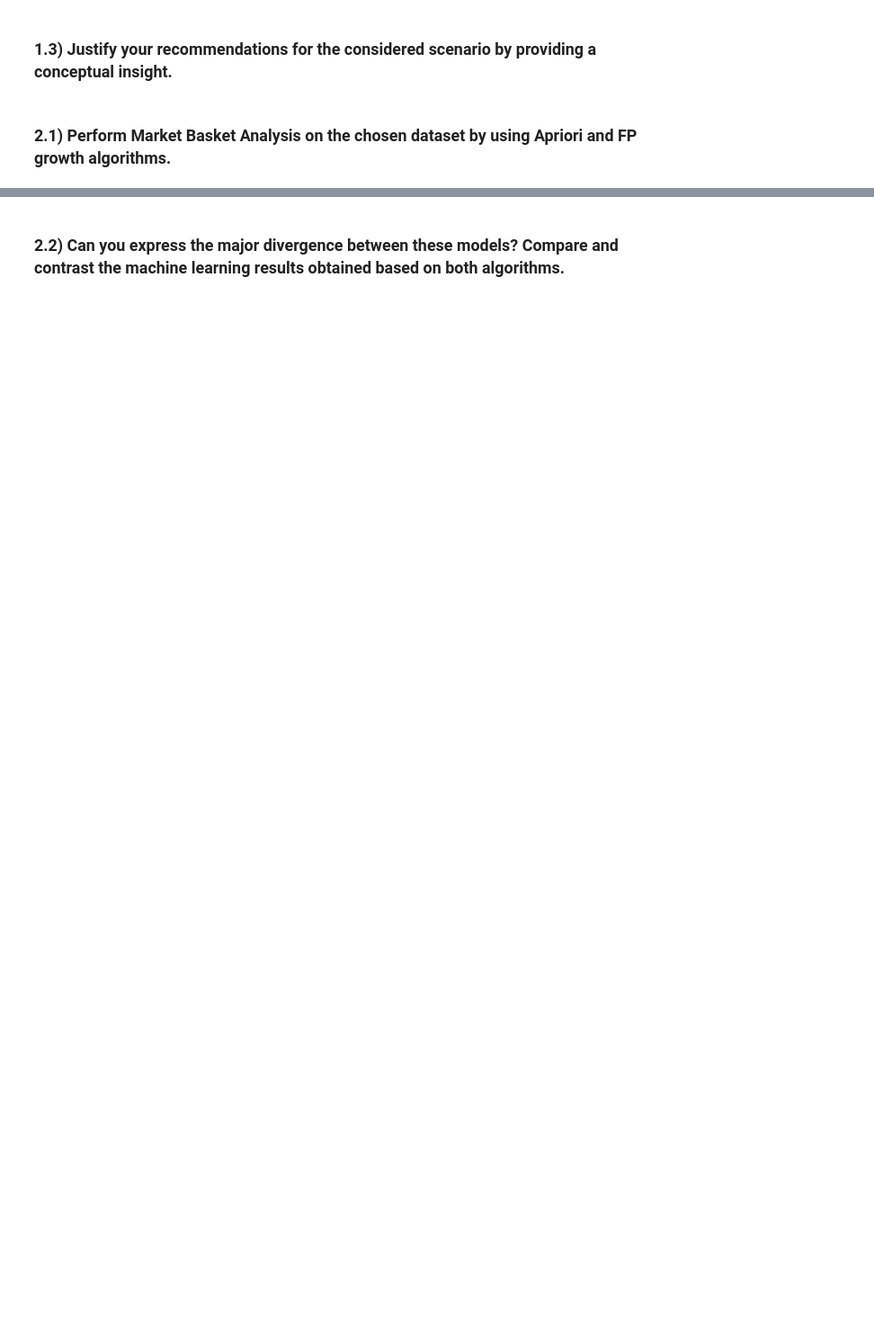
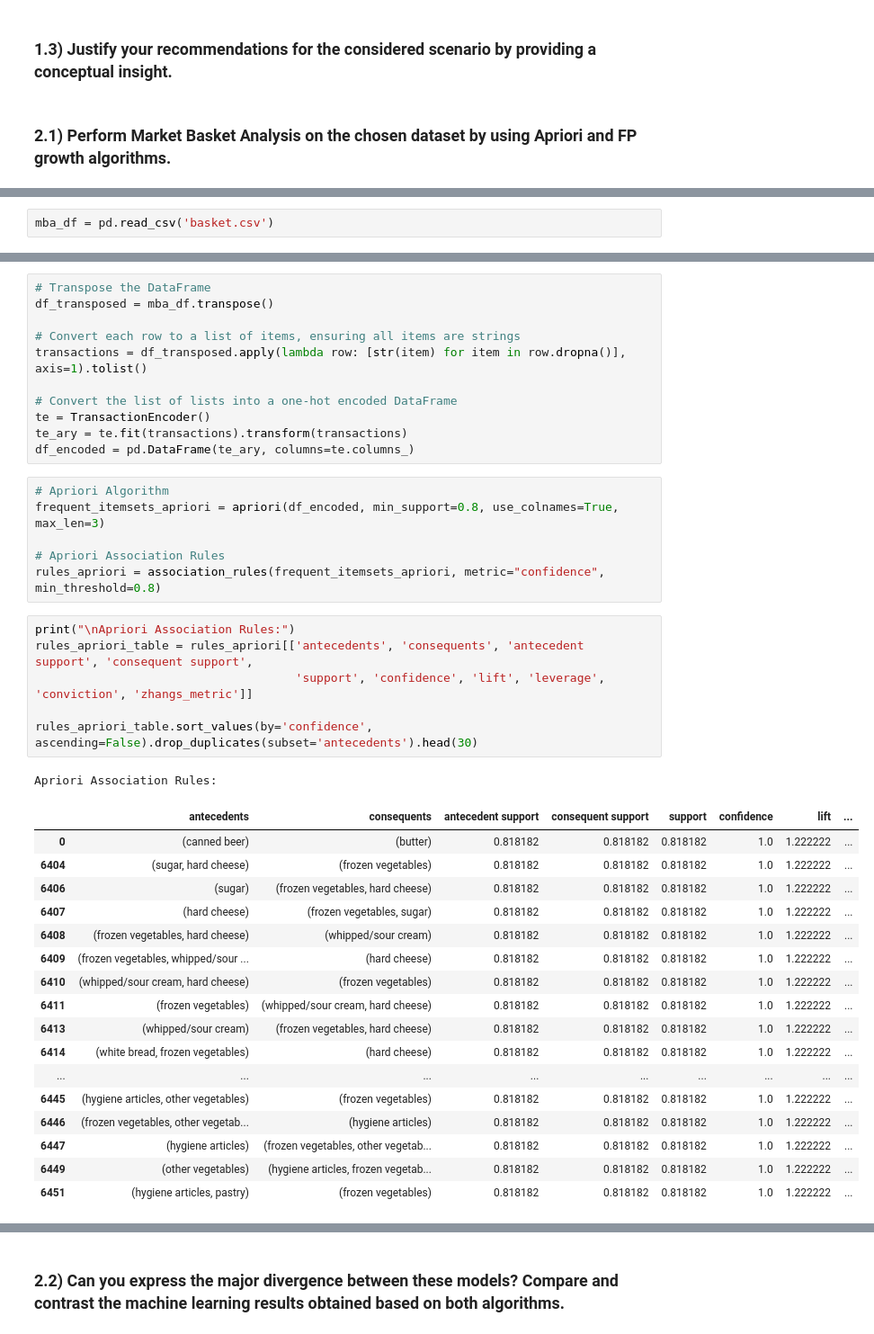
Before and after one commit to norodrigues111/Python-ML-Recommendation-System-and-Market-Basket-Analysis, a Jupyter notebook: NataliaRodrigues_HDip_DViz_ML_IntegratedCA.ipynb, the cells around one changed output, grey strips where cells are left out. Shown: that part at 90% size. Cells and saved outputs as stored; diff of their text form; blank space fills up the shorter version.

Commit message:
Add Market Basket Analysis
Algorithms: Apriori and FP-Growth.

```diff
--- a/NataliaRodrigues_HDip_DViz_ML_IntegratedCA.ipynb
+++ b/NataliaRodrigues_HDip_DViz_ML_IntegratedCA.ipynb
@@ -686,0 +578,2 @@ NameError: name 'title' is not defined
+# %%
+mba_df = pd.read_csv('basket.csv')
@@ -686,0 +589,42 @@ NameError: name 'title' is not defined
+# %%
+# Transpose the DataFrame
+df_transposed = mba_df.transpose()
+
+# Convert each row to a list of items, ensuring all items are strings
+transactions = df_transposed.apply(lambda row: [str(item) for item in row.dropna()], axis=1).tolist()
+
+# Convert the list of lists into a one-hot encoded DataFrame
+te = TransactionEncoder()
+te_ary = te.fit(transactions).transform(transactions)
+df_encoded = pd.DataFrame(te_ary, columns=te.columns_)
+# %%
+# Apriori Algorithm
+frequent_itemsets_apriori = apriori(df_encoded, min_support=0.8, use_colnames=True, max_len=3)
+
+# Apriori Association Rules
+rules_apriori = association_rules(frequent_itemsets_apriori, metric="confidence", min_threshold=0.8)
+# %%
+print("\nApriori Association Rules:")
+rules_apriori_table = rules_apriori[['antecedents', 'consequents', 'antecedent support', 'consequent support',
+                                     'support', 'confidence', 'lift', 'leverage', 'conviction', 'zhangs_metric']]
+
+rules_apriori_table.sort_values(by='confidence', ascending=False).drop_duplicates(subset='antecedents').head(30)
+# %% [output]
+Apriori Association Rules:
+|  | antecedents | consequents | antecedent support | consequent support | support | confidence | lift | ... |
+| 0 | (canned beer) | (butter) | 0.818182 | 0.818182 | 0.818182 | 1.0 | 1.222222 | ... |
+| 6404 | (sugar, hard cheese) | (frozen vegetables) | 0.818182 | 0.818182 | 0.818182 | 1.0 | 1.222222 | ... |
+| 6406 | (sugar) | (frozen vegetables, hard cheese) | 0.818182 | 0.818182 | 0.818182 | 1.0 | 1.222222 | ... |
+| 6407 | (hard cheese) | (frozen vegetables, sugar) | 0.818182 | 0.818182 | 0.818182 | 1.0 | 1.222222 | ... |
+| 6408 | (frozen vegetables, hard cheese) | (whipped/sour cream) | 0.818182 | 0.818182 | 0.818182 | 1.0 | 1.222222 | ... |
+| 6409 | (frozen vegetables, whipped/sour ... | (hard cheese) | 0.818182 | 0.818182 | 0.818182 | 1.0 | 1.222222 | ... |
+| 6410 | (whipped/sour cream, hard cheese) | (frozen vegetables) | 0.818182 | 0.818182 | 0.818182 | 1.0 | 1.222222 | ... |
+| 6411 | (frozen vegetables) | (whipped/sour cream, hard cheese) | 0.818182 | 0.818182 | 0.818182 | 1.0 | 1.222222 | ... |
+| 6413 | (whipped/sour cream) | (frozen vegetables, hard cheese) | 0.818182 | 0.818182 | 0.818182 | 1.0 | 1.222222 | ... |
+| 6414 | (white bread, frozen vegetables) | (hard cheese) | 0.818182 | 0.818182 | 0.818182 | 1.0 | 1.222222 | ... |
+| ... | ... | ... | ... | ... | ... | ... | ... | ... |
+| 6445 | (hygiene articles, other vegetables) | (frozen vegetables) | 0.818182 | 0.818182 | 0.818182 | 1.0 | 1.222222 | ... |
+| 6446 | (frozen vegetables, other vegetab... | (hygiene articles) | 0.818182 | 0.818182 | 0.818182 | 1.0 | 1.222222 | ... |
+| 6447 | (hygiene articles) | (frozen vegetables, other vegetab... | 0.818182 | 0.818182 | 0.818182 | 1.0 | 1.222222 | ... |
+| 6449 | (other vegetables) | (hygiene articles, frozen vegetab... | 0.818182 | 0.818182 | 0.818182 | 1.0 | 1.222222 | ... |
+| 6451 | (hygiene articles, pastry) | (frozen vegetables) | 0.818182 | 0.818182 | 0.818182 | 1.0 | 1.222222 | ... |
```
Also changed, not shown: parts of 78 cells of this notebook, 1 other file.
